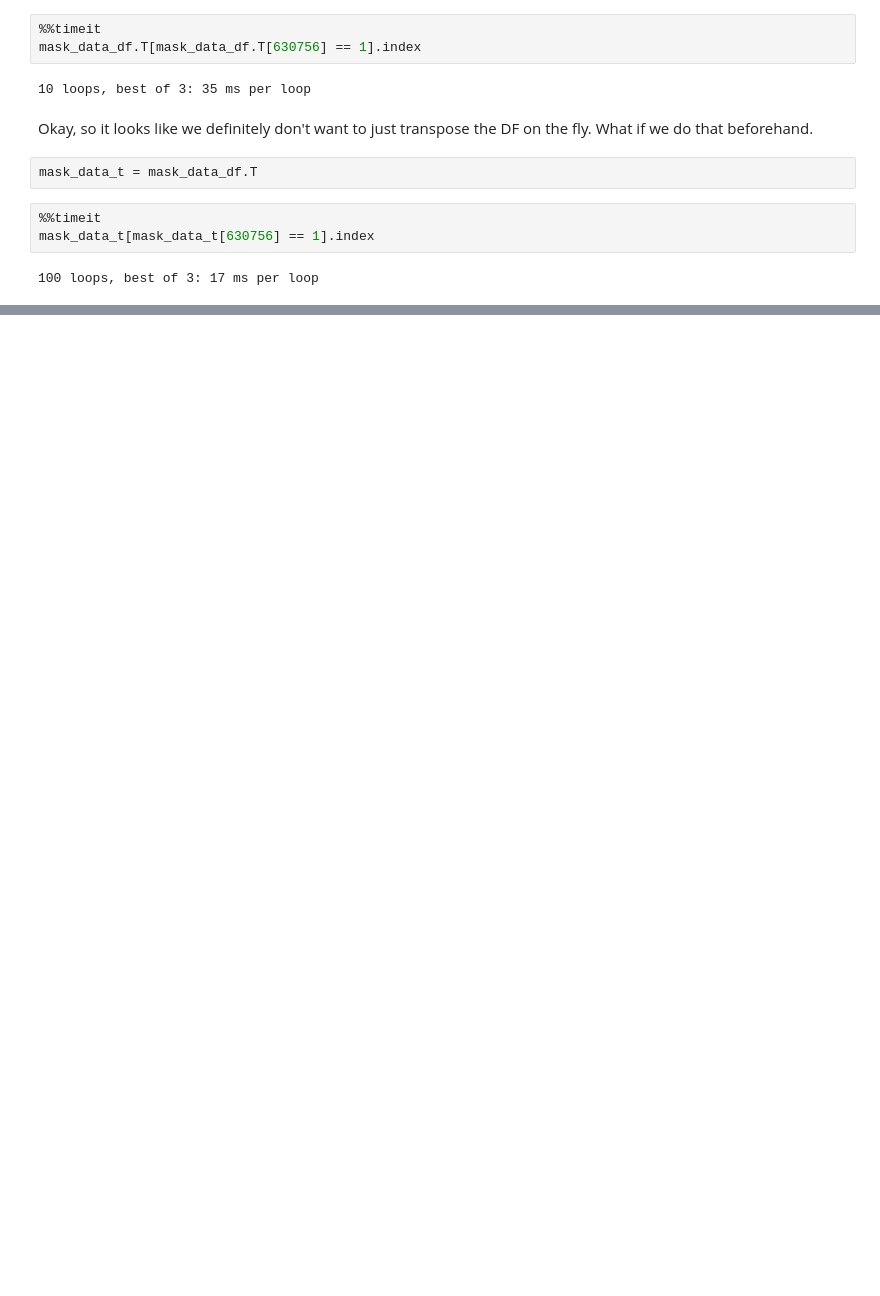
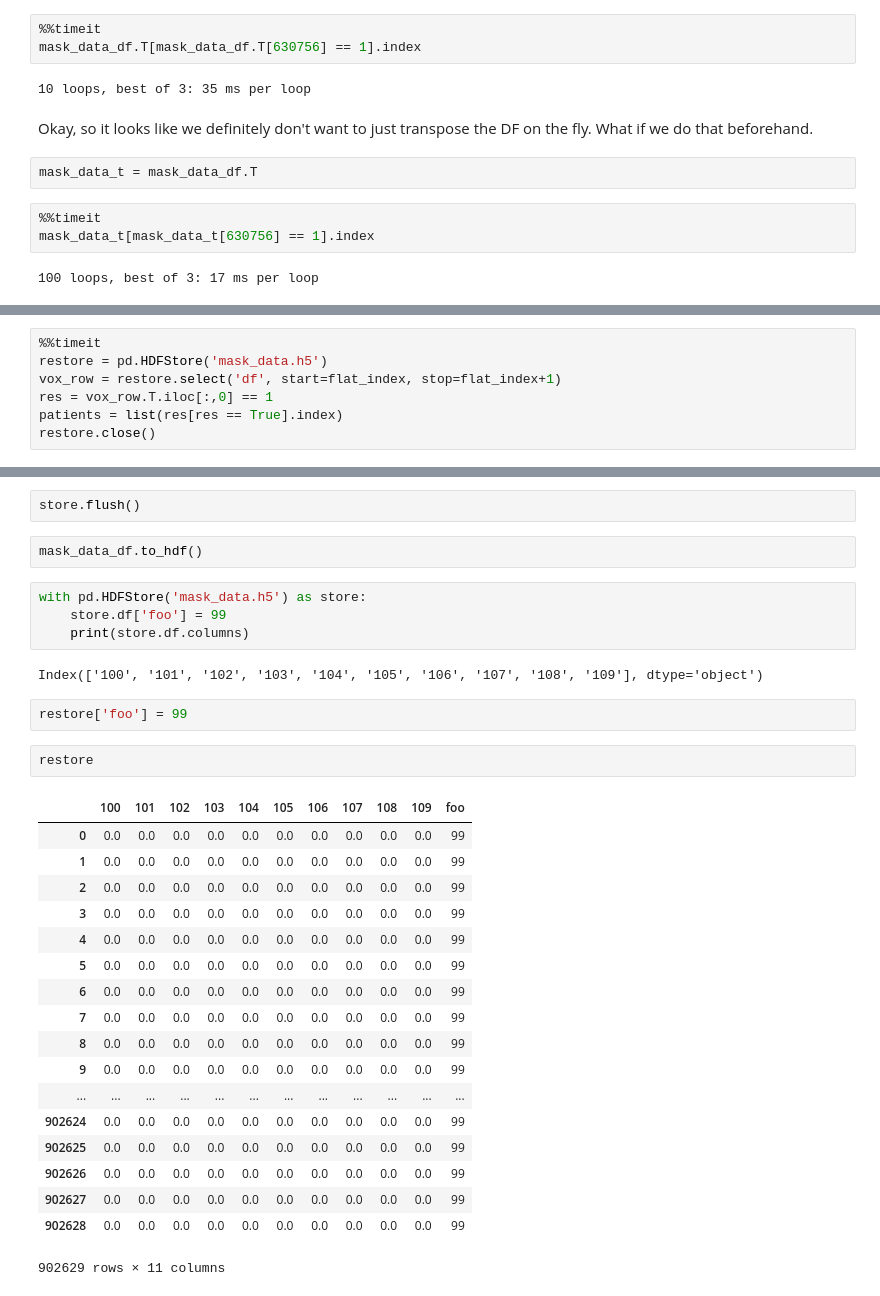
Before and after one commit to danlurie/bdpdb, a Jupyter notebook: notebooks/Coordinate Lookup Testing.ipynb, the cells around one changed output, grey strips where cells are left out. Drawn from its saved outputs; the diff is of its cells as text; blank space fills up the shorter version.

```diff
--- a/notebooks/Coordinate Lookup Testing.ipynb
+++ b/notebooks/Coordinate Lookup Testing.ipynb
@@ -202,0 +239,7 @@ mask_data_t[mask_data_t[630756] == 1].index
+# %%
+%%timeit
+restore = pd.HDFStore('mask_data.h5')
+vox_row = restore.select('df', start=flat_index, stop=flat_index+1)
+res = vox_row.T.iloc[:,0] == 1
+patients = list(res[res == True].index)
+restore.close()
@@ -206,0 +316,33 @@ Now that we've got things working, we'll put everything into functions.
+# %%
+store.flush()
+# %%
+mask_data_df.to_hdf()
+# %%
+with pd.HDFStore('mask_data.h5') as store:
+    store.df['foo'] = 99
+    print(store.df.columns)
+# %% [output]
+Index(['100', '101', '102', '103', '104', '105', '106', '107', '108', '109'], dtype='object')
+# %%
+restore['foo'] = 99
+# %%
+restore
+# %% [output]
+|  | 100 | 101 | 102 | 103 | 104 | 105 | 106 | 107 | 108 | 109 | foo |
+| 0 | 0.0 | 0.0 | 0.0 | 0.0 | 0.0 | 0.0 | 0.0 | 0.0 | 0.0 | 0.0 | 99 |
+| 1 | 0.0 | 0.0 | 0.0 | 0.0 | 0.0 | 0.0 | 0.0 | 0.0 | 0.0 | 0.0 | 99 |
+| 2 | 0.0 | 0.0 | 0.0 | 0.0 | 0.0 | 0.0 | 0.0 | 0.0 | 0.0 | 0.0 | 99 |
+| 3 | 0.0 | 0.0 | 0.0 | 0.0 | 0.0 | 0.0 | 0.0 | 0.0 | 0.0 | 0.0 | 99 |
+| 4 | 0.0 | 0.0 | 0.0 | 0.0 | 0.0 | 0.0 | 0.0 | 0.0 | 0.0 | 0.0 | 99 |
+| 5 | 0.0 | 0.0 | 0.0 | 0.0 | 0.0 | 0.0 | 0.0 | 0.0 | 0.0 | 0.0 | 99 |
+| 6 | 0.0 | 0.0 | 0.0 | 0.0 | 0.0 | 0.0 | 0.0 | 0.0 | 0.0 | 0.0 | 99 |
+| 7 | 0.0 | 0.0 | 0.0 | 0.0 | 0.0 | 0.0 | 0.0 | 0.0 | 0.0 | 0.0 | 99 |
+| 8 | 0.0 | 0.0 | 0.0 | 0.0 | 0.0 | 0.0 | 0.0 | 0.0 | 0.0 | 0.0 | 99 |
+| 9 | 0.0 | 0.0 | 0.0 | 0.0 | 0.0 | 0.0 | 0.0 | 0.0 | 0.0 | 0.0 | 99 |
+| ... | ... | ... | ... | ... | ... | ... | ... | ... | ... | ... | ... |
+| 902624 | 0.0 | 0.0 | 0.0 | 0.0 | 0.0 | 0.0 | 0.0 | 0.0 | 0.0 | 0.0 | 99 |
+| 902625 | 0.0 | 0.0 | 0.0 | 0.0 | 0.0 | 0.0 | 0.0 | 0.0 | 0.0 | 0.0 | 99 |
+| 902626 | 0.0 | 0.0 | 0.0 | 0.0 | 0.0 | 0.0 | 0.0 | 0.0 | 0.0 | 0.0 | 99 |
+| 902627 | 0.0 | 0.0 | 0.0 | 0.0 | 0.0 | 0.0 | 0.0 | 0.0 | 0.0 | 0.0 | 99 |
+| 902628 | 0.0 | 0.0 | 0.0 | 0.0 | 0.0 | 0.0 | 0.0 | 0.0 | 0.0 | 0.0 | 99 |
+902629 rows × 11 columns
```
Also changed, not shown: parts of 22 cells of this notebook.
